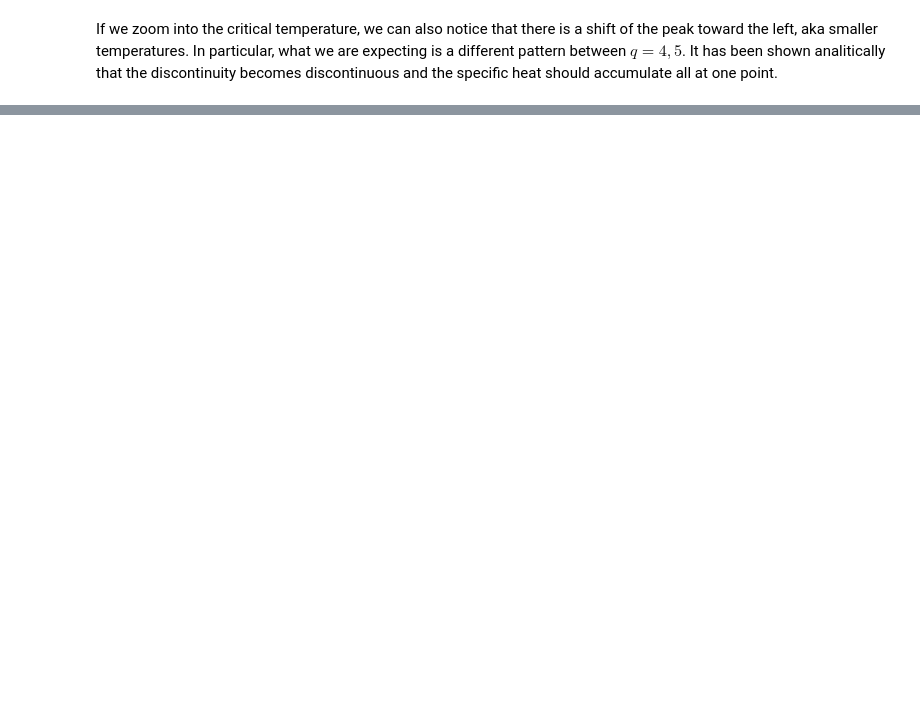
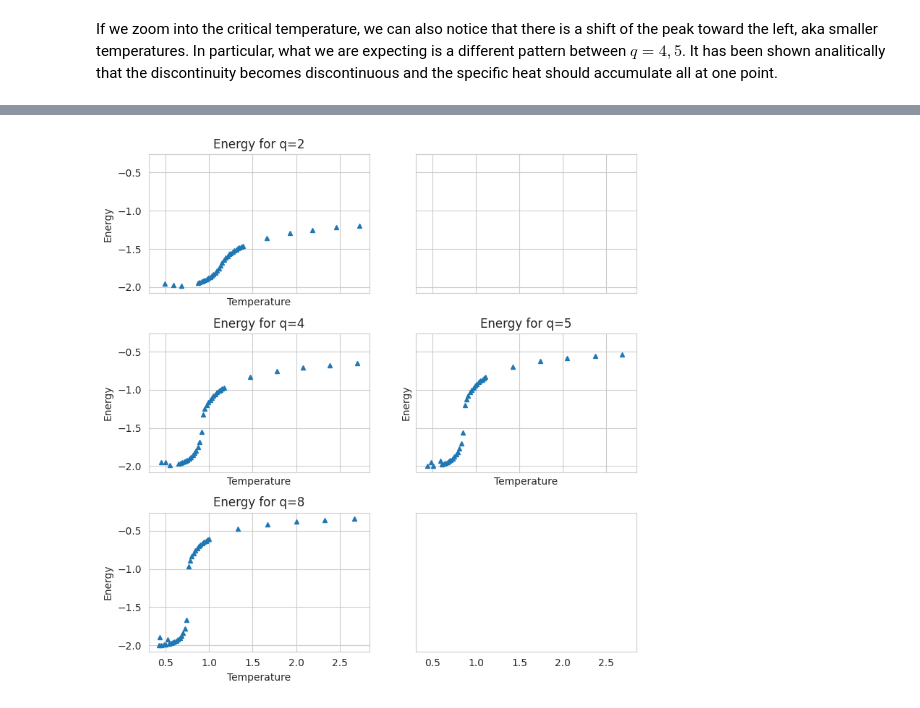
Before and after one commit to DarioFi/Potts-model-phase-transitions, a Jupyter notebook: dario.ipynb, the cells around one changed output, grey strips where cells are left out. Saved outputs shown, nothing was run; the diff lists cells and outputs as text; code cells hidden in the pictures; blank space fills up the shorter version.

```diff
--- a/dario.ipynb
+++ b/dario.ipynb
@@ -427,0 +429,16 @@ for i, q in enumerate(qs):
+# %%
+# plot the energy the same way you did for the specific heat in a grid setting L constant to 50
+L = 50
+fig, ax = plt.subplots(3, 2, figsize=(8, 8), sharey=True, sharex=True)
+fig.tight_layout(pad=3.0)
+for i, q in enumerate(qs):
+    if q == 3: continue
+    ax[i // 2, i % 2].plot(exps[q, L].temps, np.array(exps[q, L].avg_en) / L ** 2, label=f"L={L}", marker="^", linestyle="", markersize=4)
+
+    # ax[i // 2, i % 2].legend()
+    ax[i // 2, i % 2].set_xlabel("Temperature")
+    ax[i // 2, i % 2].set_ylabel("Energy")
+    ax[i // 2, i % 2].set_title(f"Energy for q={q}")
+plt.grid()
+# %% [output]
+[figure, added]
```
Also changed, not shown: parts of 5 cells of this notebook, 2 other files.
